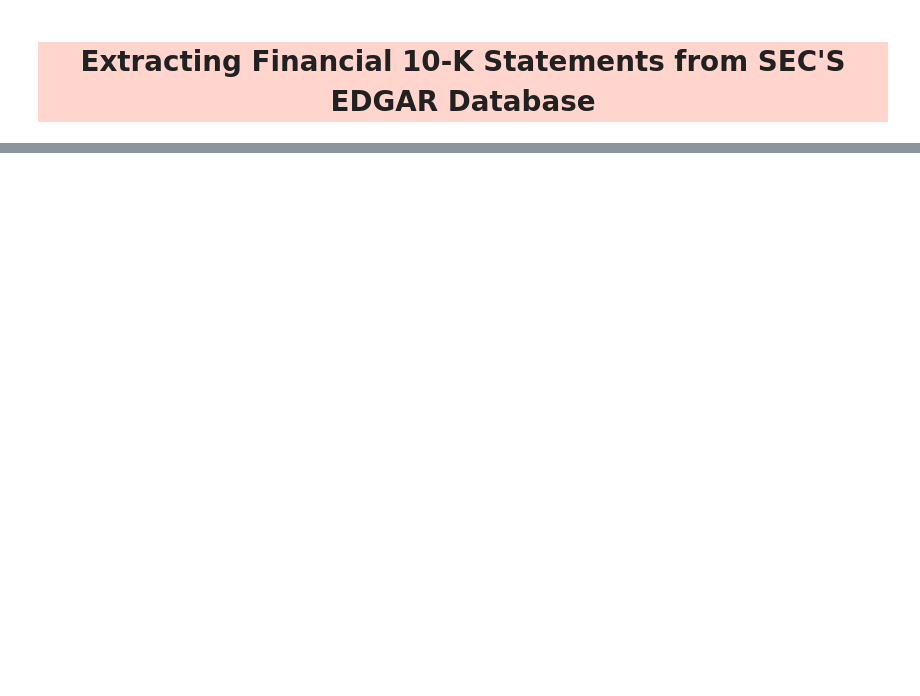
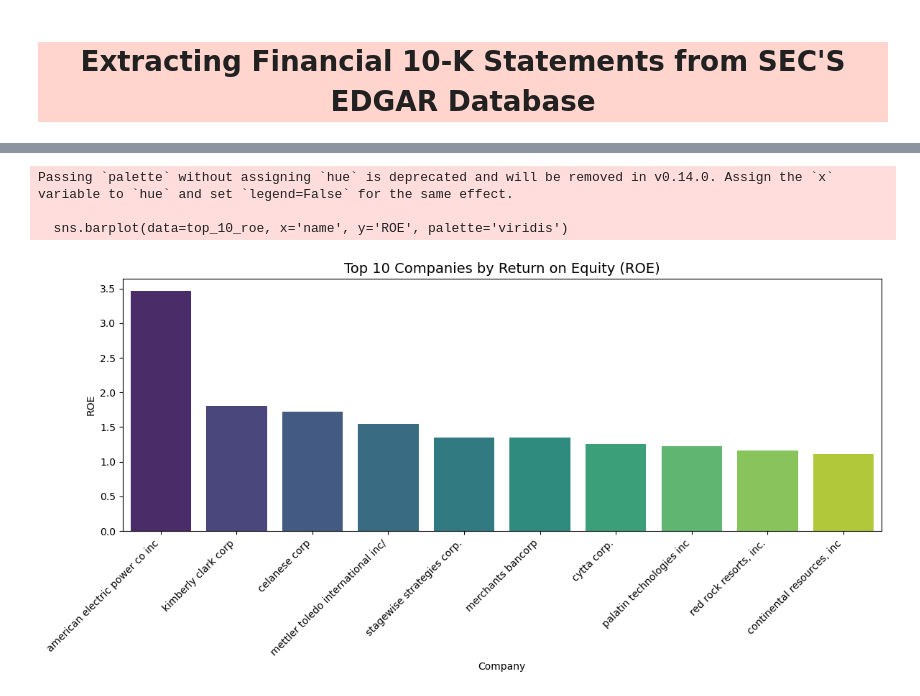
Before and after one commit to NataliaStekolnikova/credit-analysis-dashboard, a Jupyter notebook: notebooks/extracting-financial-10-k-reports-via-sec-edgar-db.ipynb, the cells around one changed output, grey strips where cells are left out. Cells and saved outputs as stored; diff of their text form; code cells hidden in the pictures; blank space fills up the shorter version.

Commit message:
Notebook for Exploratory Data Analysis

```diff
--- a/notebooks/extracting-financial-10-k-reports-via-sec-edgar-db.ipynb
+++ b/notebooks/extracting-financial-10-k-reports-via-sec-edgar-db.ipynb
@@ -601,0 +41,26 @@ This notebook is a *work-in-progress*. In future, I intend to work on the follow
+# %%
+key_tags = {
+    'NetIncomeLoss': 'Net Income',
+    'Assets': 'Total Assets',
+    'StockholdersEquity': 'Shareholder Equity',
+    'NetCashProvidedByUsedInOperatingActivities': 'Cash From Ops',
+    'Revenues': 'Revenue'
+}
+
+num_filtered = num[num['tag'].isin(key_tags.keys())].copy()
+num_filtered['metric_name'] = num_filtered['tag'].map(key_tags)
+num_filtered = num_filtered.merge(sub[['adsh', 'cik', 'name', 'fy', 'fp', 'form']], on='adsh', how='left')
+
+edf = num_filtered.pivot_table(
+    index=['cik', 'name', 'adsh', 'fy', 'fp', 'form'],
+    columns='metric_name',
+    values='value',
+    aggfunc='first'
+).reset_index()
+
+edf['ROE'] = edf['Net Income'] / edf['Shareholder Equity']
+edf['ROA'] = edf['Net Income'] / edf['Total Assets']
+edf['ROI'] = edf['Net Income'] / edf['Total Assets']
+
+edf.info()
+edf.describe()
@@ -601,0 +283,24 @@ This notebook is a *work-in-progress*. In future, I intend to work on the follow
+# %%
+import seaborn as sns
+import matplotlib.pyplot as plt
+
+# Filter, drop NaNs, and select top 10 by ROE
+top_10_roe = (
+    edf_full_clean.dropna(subset=['ROE'])
+    .sort_values(by='ROE', ascending=False)
+    .head(10)
+)
+
+plt.figure(figsize=(12, 6))
+sns.barplot(data=top_10_roe, x='name', y='ROE', palette='viridis')
+plt.title('Top 10 Companies by Return on Equity (ROE)', fontsize=14)
+plt.ylabel('ROE')
+plt.xlabel('Company')
+plt.xticks(rotation=45, ha='right')
+plt.tight_layout()
+plt.show()
+# %% [output]
+Passing `palette` without assigning `hue` is deprecated and will be removed in v0.14.0. Assign the `x` variable to `hue` and set `legend=False` for the same effect.
+
+  sns.barplot(data=top_10_roe, x='name', y='ROE', palette='viridis')
+[figure, added]
```
Also changed, not shown: parts of 68 cells of this notebook, 3 other files.
